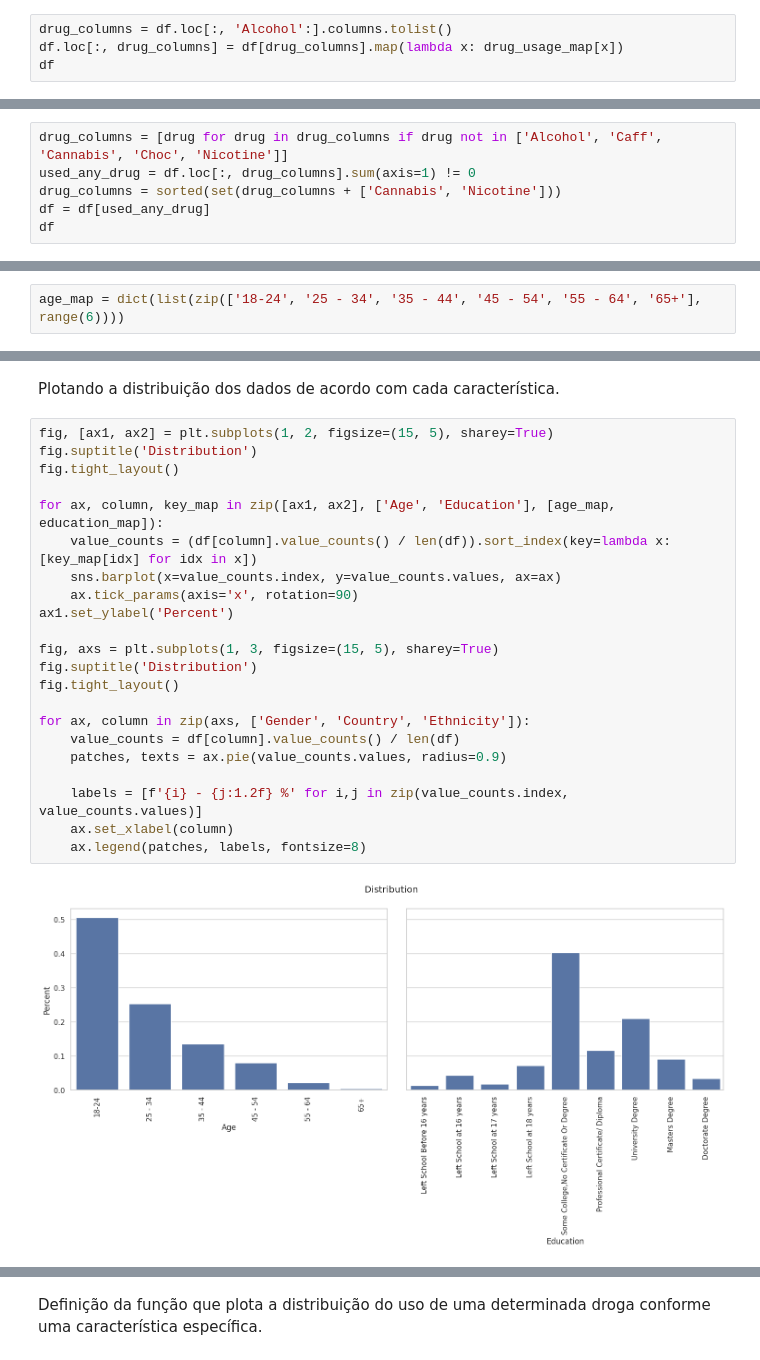
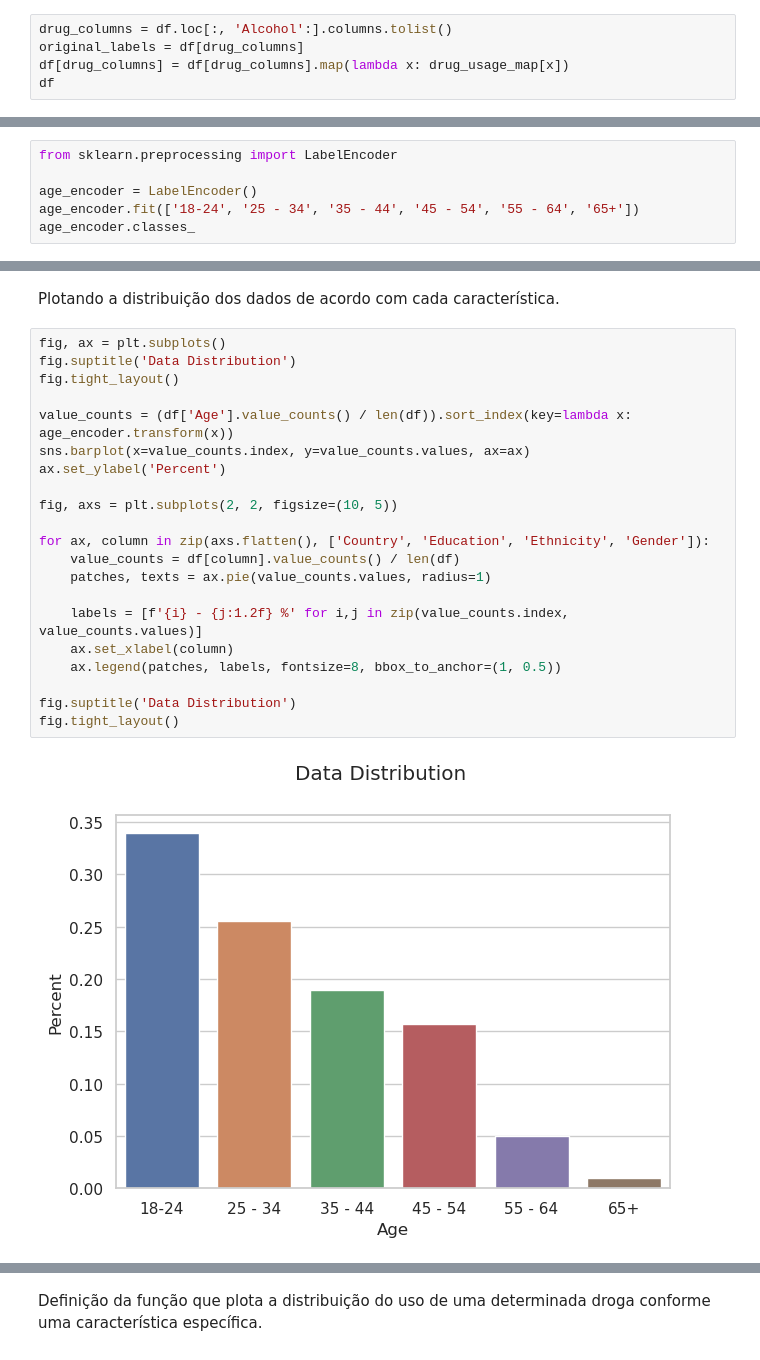
Before and after one commit to intel-comp-saude-ufes/2024-1-P1-Drug-Consumption, a Jupyter notebook: drug_consumption.ipynb, the cells around one changed output, grey strips where cells are left out. Cells and saved outputs as stored; diff of their text form.

```diff
--- a/drug_consumption.ipynb
+++ b/drug_consumption.ipynb
@@ -73,7 +73,8 @@ drug_usage_map = {
 Mapeando os rótulos das colunas relacionadas ao uso de drogas de acordo com a definição anterior.
 # %%
 drug_columns = df.loc[:, 'Alcohol':].columns.tolist()
-df.loc[:, drug_columns] = df[drug_columns].map(lambda x: drug_usage_map[x])
+original_labels = df[drug_columns]
+df[drug_columns] = df[drug_columns].map(lambda x: drug_usage_map[x])
 df
 # %% [output]
 |  | Age | Gender | Education | Country | Ethnicity | Nscore | Escore | Oscore | Ascore | Cscore | ... | ... |
@@ -113,6 +111,0 @@ pass
-# %%
-drug_columns = [drug for drug in drug_columns if drug not in ['Alcohol', 'Caff', 'Cannabis', 'Choc', 'Nicotine']]
-used_any_drug = df.loc[:, drug_columns].sum(axis=1) != 0
-drug_columns = sorted(set(drug_columns + ['Cannabis', 'Nicotine']))
-df = df[used_any_drug]
-df
@@ -149,4 +127,8 @@ pass
 # %% [markdown]
 Definindo um mapeamento das categorias da coluna **Age** para valores numéricos mantendo a ordem.
 # %%
-age_map = dict(list(zip(['18-24', '25 - 34', '35 - 44', '45 - 54', '55 - 64', '65+'], range(6))))
+from sklearn.preprocessing import LabelEncoder
+
+age_encoder = LabelEncoder()
+age_encoder.fit(['18-24', '25 - 34', '35 - 44', '45 - 54', '55 - 64', '65+'])
+age_encoder.classes_
@@ -167,26 +174,25 @@ education_map = dict(list(zip([
 # %% [markdown]
 Plotando a distribuição dos dados de acordo com cada característica.
 # %%
-fig, [ax1, ax2] = plt.subplots(1, 2, figsize=(15, 5), sharey=True)
-fig.suptitle('Distribution')
+fig, ax = plt.subplots()
+fig.suptitle('Data Distribution')
 fig.tight_layout()
 
-for ax, column, key_map in zip([ax1, ax2], ['Age', 'Education'], [age_map, education_map]):
-    value_counts = (df[column].value_counts() / len(df)).sort_index(key=lambda x: [key_map[idx] for idx in x])
-    sns.barplot(x=value_counts.index, y=value_counts.values, ax=ax)
-    ax.tick_params(axis='x', rotation=90)
-ax1.set_ylabel('Percent')
+value_counts = (df['Age'].value_counts() / len(df)).sort_index(key=lambda x: age_encoder.transform(x))
+sns.barplot(x=value_counts.index, y=value_counts.values, ax=ax)
+ax.set_ylabel('Percent')
 
-fig, axs = plt.subplots(1, 3, figsize=(15, 5), sharey=True)
-fig.suptitle('Distribution')
-fig.tight_layout()
+fig, axs = plt.subplots(2, 2, figsize=(10, 5))
 
-for ax, column in zip(axs, ['Gender', 'Country', 'Ethnicity']):
+for ax, column in zip(axs.flatten(), ['Country', 'Education', 'Ethnicity', 'Gender']):
     value_counts = df[column].value_counts() / len(df)
-    patches, texts = ax.pie(value_counts.values, radius=0.9)
+    patches, texts = ax.pie(value_counts.values, radius=1)
 
     labels = [f'{i} - {j:1.2f} %' for i,j in zip(value_counts.index, value_counts.values)]
     ax.set_xlabel(column)
-    ax.legend(patches, labels, fontsize=8)
+    ax.legend(patches, labels, fontsize=8, bbox_to_anchor=(1, 0.5))
+
+fig.suptitle('Data Distribution')
+fig.tight_layout()
 # %% [output]
-[figure, old version]
+[figure, new version]
```
Also changed, not shown: parts of 22 cells of this notebook.
